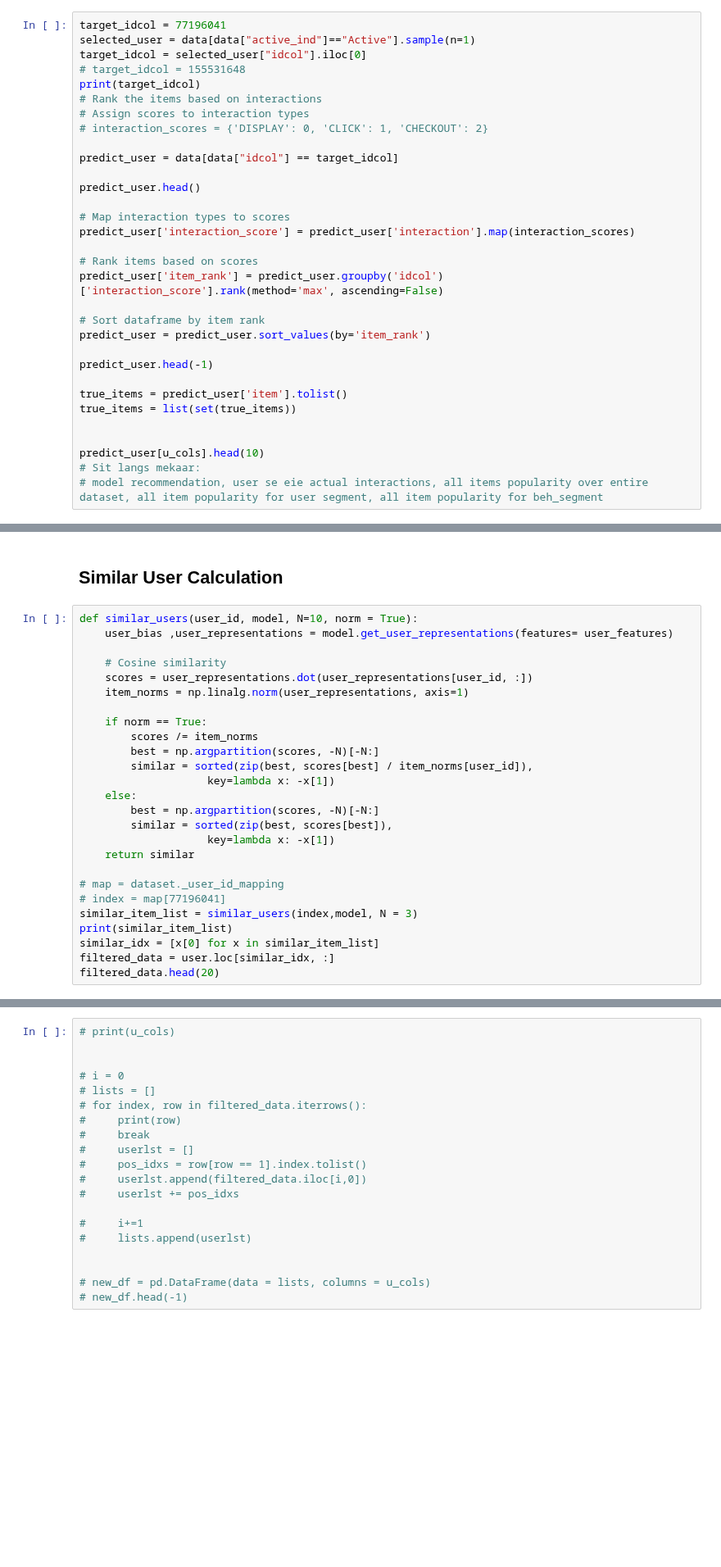
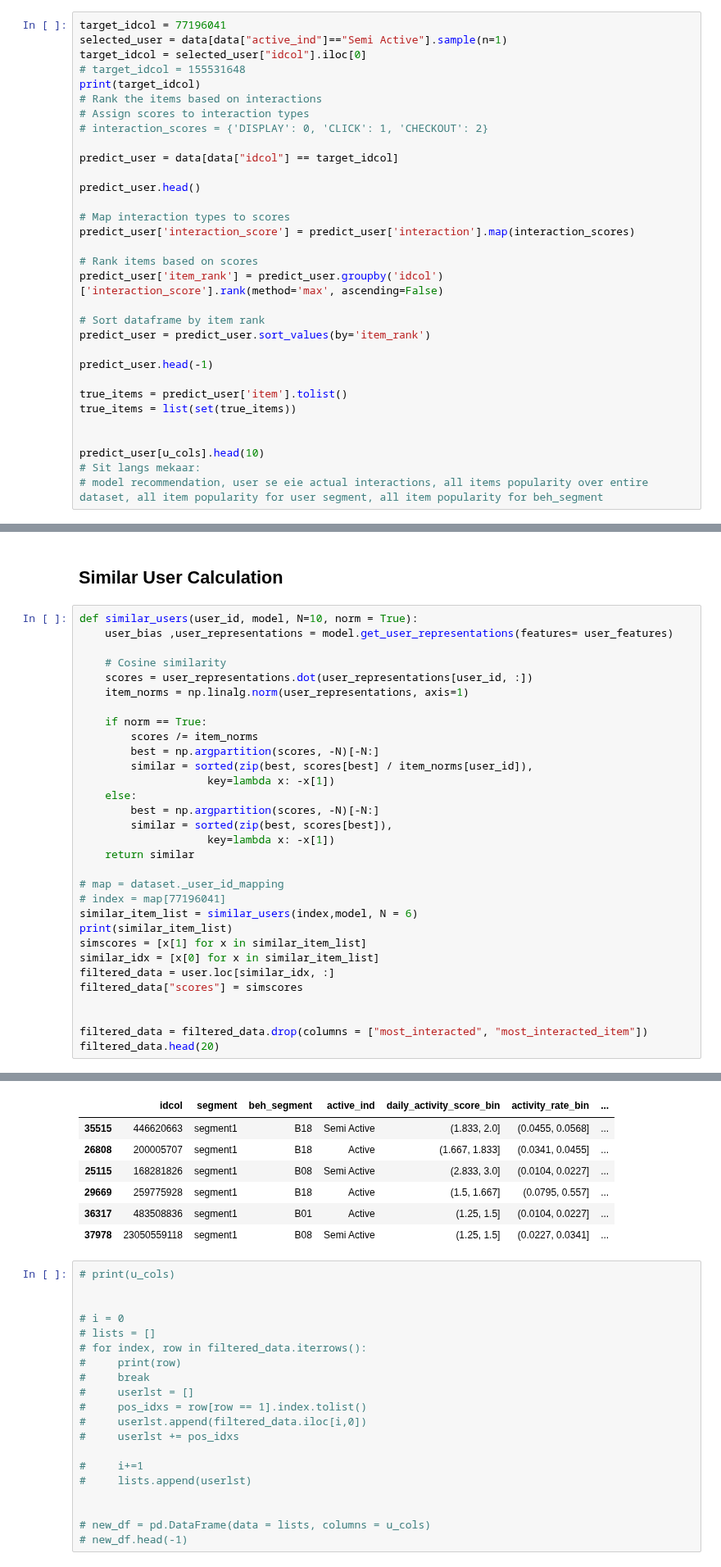
Before and after one commit to lizesteyn/FNBdataquest, a Jupyter notebook: LightFM_2.ipynb, the cells around one changed output, grey strips where cells are left out. Shown at 82% size. Saved outputs shown, nothing was run; the diff lists cells and outputs as text; blank space fills up the shorter version.

```diff
--- a/LightFM_2.ipynb
+++ b/LightFM_2.ipynb
@@ -1204,7 +1207,7 @@ plt.show()
 # Predictions
 # %%
 target_idcol = 77196041
-selected_user = data[data["active_ind"]=="Active"].sample(n=1)
+selected_user = data[data["active_ind"]=="Semi Active"].sample(n=1)
 target_idcol = selected_user["idcol"].iloc[0]
 # target_idcol = 155531648
 print(target_idcol)
@@ -1550,8 +1560,14 @@ def similar_users(user_id, model, N=10, norm = True):
 
 # map = dataset._user_id_mapping
 # index = map[77196041]
-similar_item_list = similar_users(index,model, N = 3)
+similar_item_list = similar_users(index,model, N = 6)
 print(similar_item_list)
+simscores = [x[1] for x in similar_item_list]
 similar_idx = [x[0] for x in similar_item_list]
 filtered_data = user.loc[similar_idx, :]
+filtered_data["scores"] = simscores
+
+
+filtered_data = filtered_data.drop(columns = ["most_interacted", "most_interacted_item"])
 filtered_data.head(20)
+# %% [output]
@@ -1558,3 +1575,10 @@ filtered_data.head(20)
+|  | idcol | segment | beh_segment | active_ind | daily_activity_score_bin | activity_rate_bin | ... |
+| 35515 | 446620663 | segment1 | B18 | Semi Active | (1.833, 2.0] | (0.0455, 0.0568] | ... |
+| 26808 | 200005707 | segment1 | B18 | Active | (1.667, 1.833] | (0.0341, 0.0455] | ... |
+| 25115 | 168281826 | segment1 | B08 | Semi Active | (2.833, 3.0] | (0.0104, 0.0227] | ... |
+| 29669 | 259775928 | segment1 | B18 | Active | (1.5, 1.667] | (0.0795, 0.557] | ... |
+| 36317 | 483508836 | segment1 | B01 | Active | (1.25, 1.5] | (0.0104, 0.0227] | ... |
+| 37978 | 23050559118 | segment1 | B08 | Semi Active | (1.25, 1.5] | (0.0227, 0.0341] | ... |
 # %%
 # print(u_cols)
 
```
Also changed, not shown: parts of 20 cells of this notebook, 4 other files.
